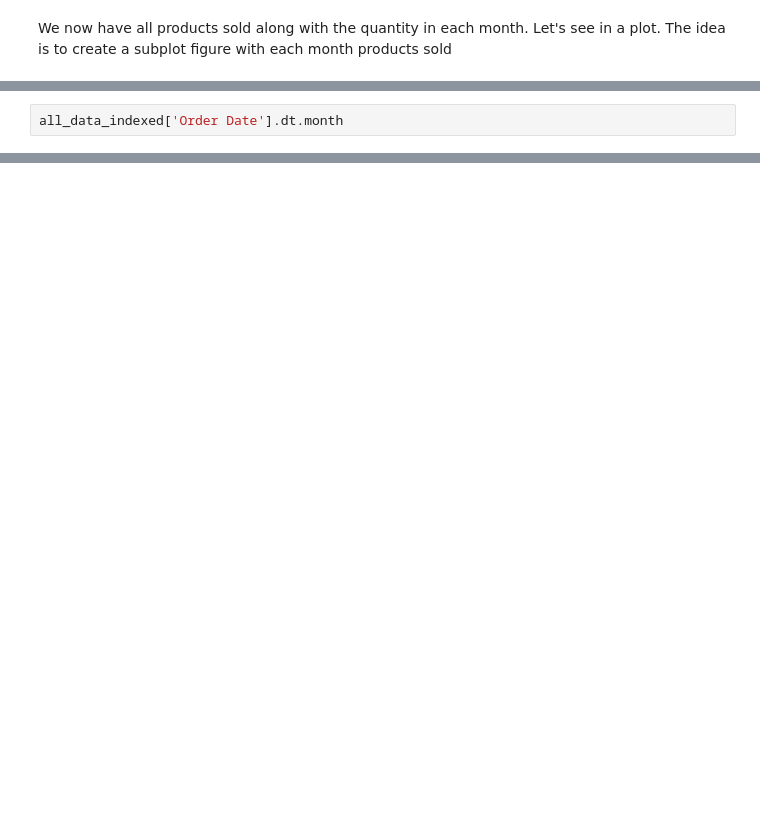
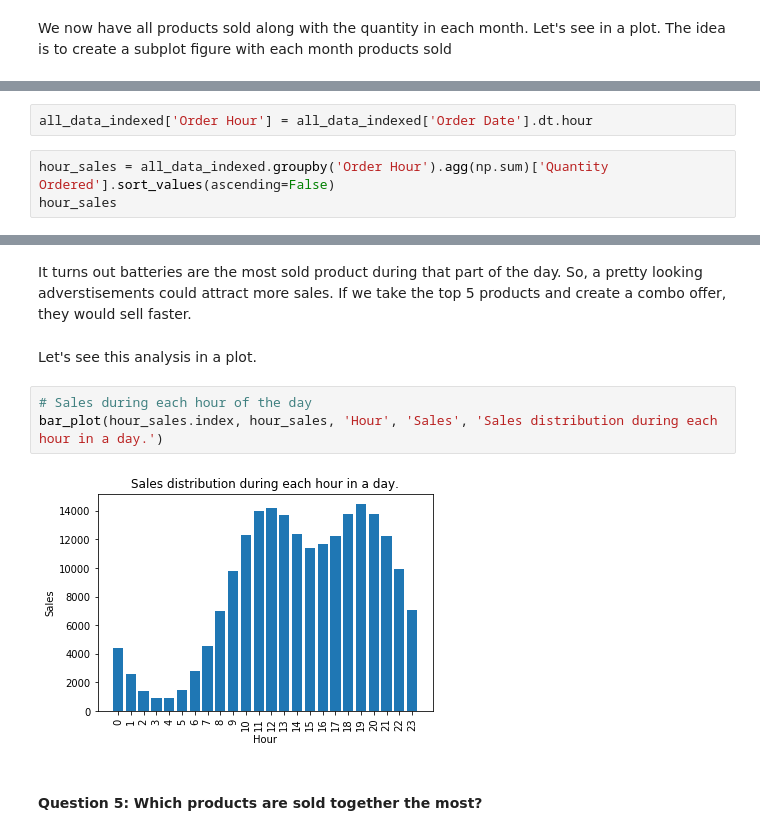
Before and after one commit to mbadamve/pandas-data-analysis, a Jupyter notebook: Pandas-Data-Analysis.ipynb, the cells around one changed output, grey strips where cells are left out. Cells and saved outputs as stored; diff of their text form; blank space fills up the shorter version.

```diff
--- a/Pandas-Data-Analysis.ipynb
+++ b/Pandas-Data-Analysis.ipynb
@@ -289,2 +473,5 @@ plt.show()
 # %%
-all_data_indexed['Order Date'].dt.month
+all_data_indexed['Order Hour'] = all_data_indexed['Order Date'].dt.hour
+# %%
+hour_sales = all_data_indexed.groupby('Order Hour').agg(np.sum)['Quantity Ordered'].sort_values(ascending=False)
+hour_sales
@@ -290,0 +521,11 @@ all_data_indexed['Order Date'].dt.month
+# %% [markdown]
+It turns out batteries are the most sold product during that part of the day. So, a pretty looking adverstisements could attract more sales. If we take the top 5 products and create a combo offer, they would sell faster.
+# %% [markdown]
+Let's see this analysis in a plot.
+# %%
+# Sales during each hour of the day
+bar_plot(hour_sales.index, hour_sales, 'Hour', 'Sales', 'Sales distribution during each hour in a day.')
+# %% [output]
+[figure, added]
+# %% [markdown]
+#### Question 5: Which products are sold together the most?
```
Also changed, not shown: parts of 25 cells of this notebook.
